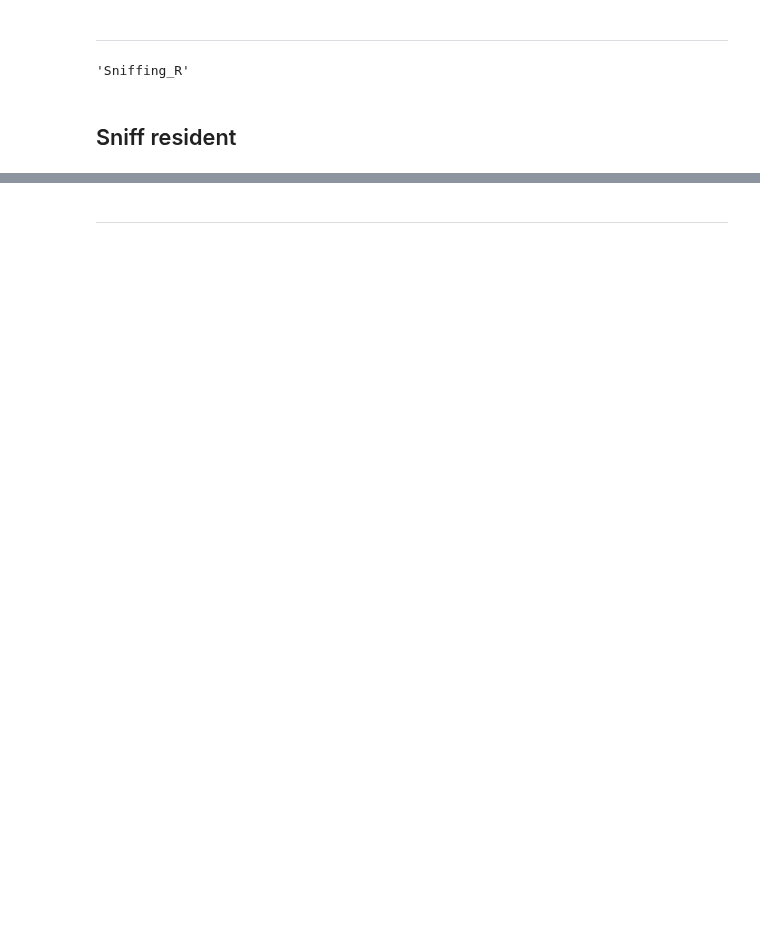
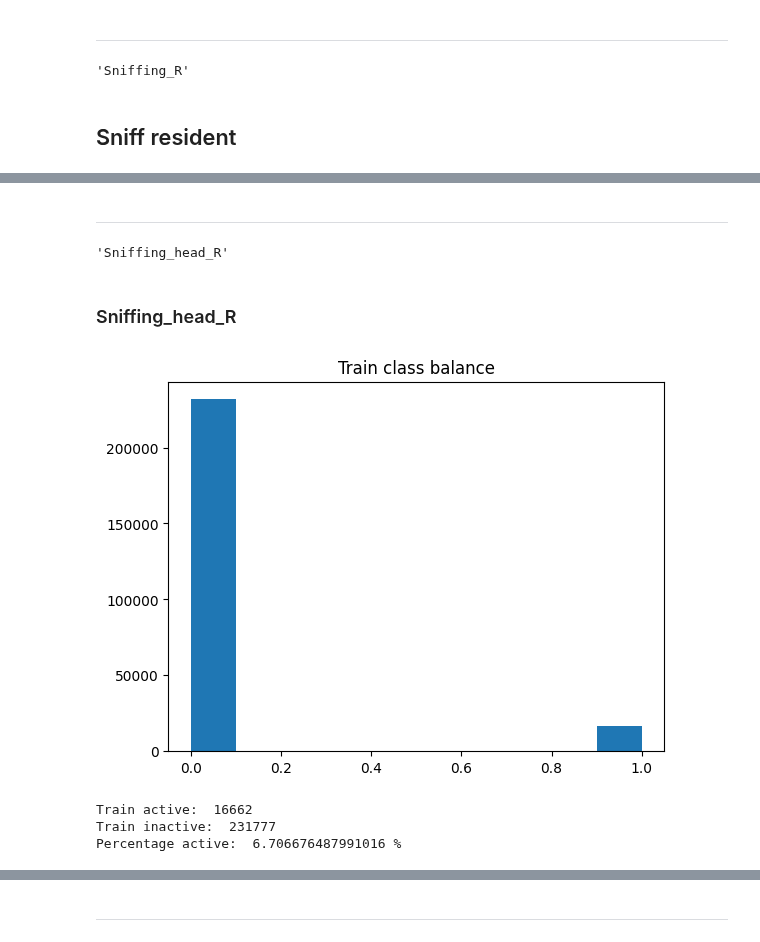
Before and after one commit to JulianAlvarezdeGiorgi/Behavioral_Tagging_of_Mice_in_multiple_Mice_setup_using_Deep_Learning, a Jupyter notebook: src/baseline_models.ipynb, the cells around one changed output, grey strips where cells are left out. Saved outputs shown, nothing was run; the diff lists cells and outputs as text; code cells hidden in the pictures; blank space fills up the shorter version.

```diff
--- a/src/baseline_models.ipynb
+++ b/src/baseline_models.ipynb
@@ -419,0 +395,25 @@ accuracy_score(y_sniffR_test, y_pred)
+# %% [markdown]
+---
+# %%
+beh_names[2]
+# %% [output]
+'Sniffing_head_R'
+# %% [markdown]
+### Sniffing_head_R
+# %%
+y_Shead_train = y_train[:, 2]
+y_Shead_test = y_test[:, 2]
+# %%
+#Class balance
+plt.hist(y_Shead_train)
+plt.title('Train class balance')
+plt.show()
+
+print("Train active: ", int(np.sum(y_Shead_train)))
+print("Train inactive: ", np.sum(y_Shead_train == 0))
+print("Percentage active: ", np.sum(y_Shead_train)*100 / len(y_Shead_train), "%")
+# %% [output]
+[figure, added]
+Train active:  16662
+Train inactive:  231777
+Percentage active:  6.706676487991016 %
```
Also changed, not shown: parts of 93 cells of this notebook, 9 other files.
